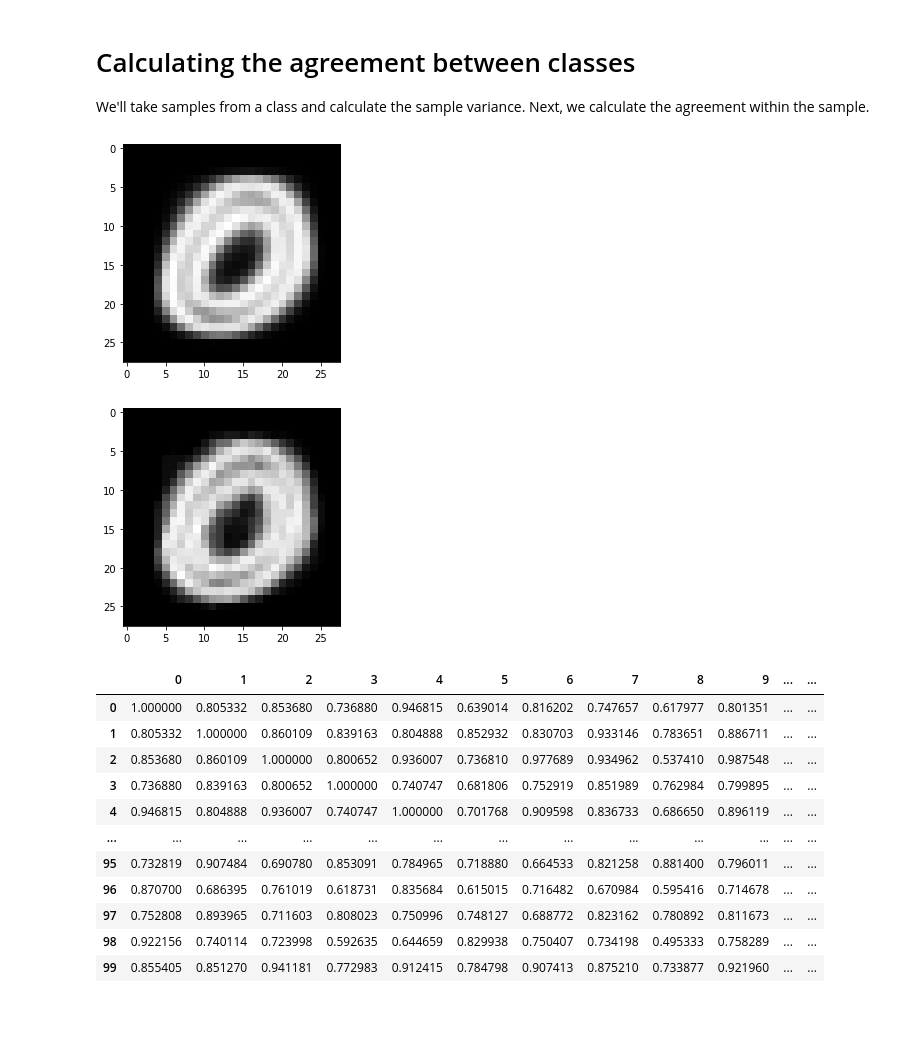
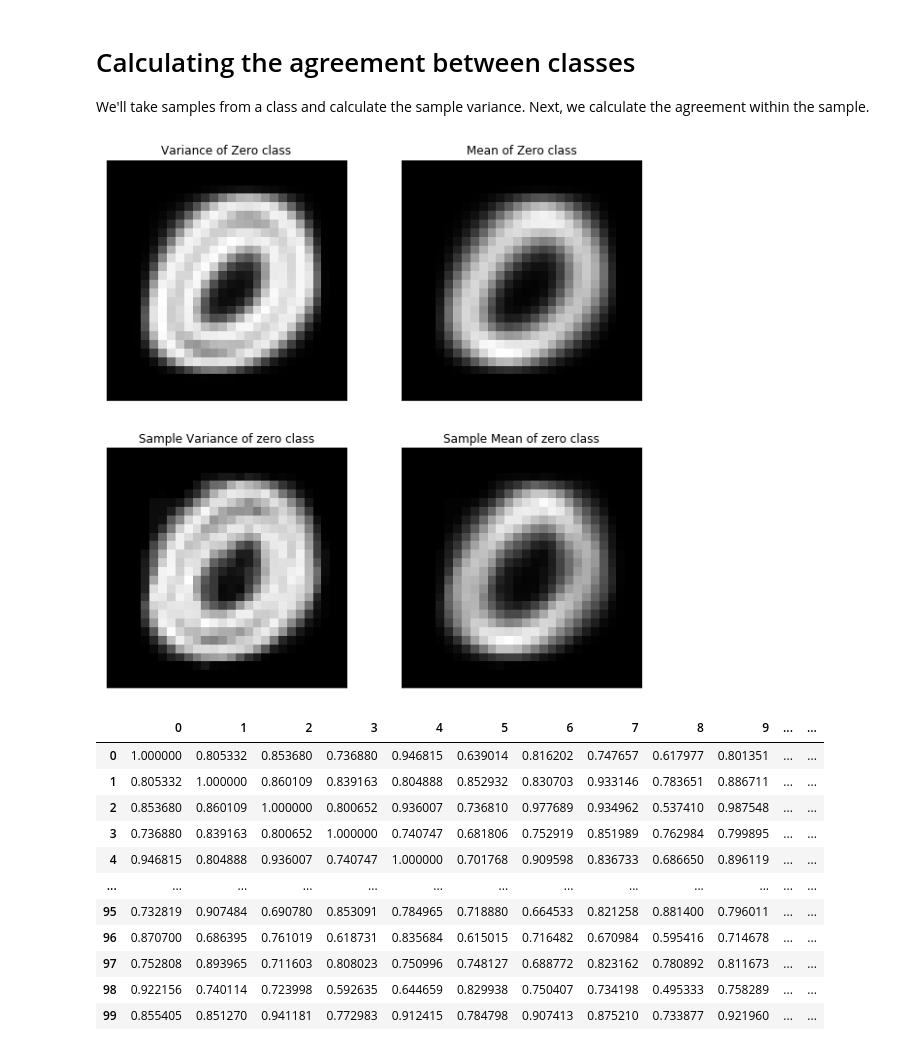
Before and after one commit to uniformlyMatt/PhD-code, a Jupyter notebook: Searching for digit manifolds.ipynb, the cells around one changed output. Saved outputs shown, nothing was run; the diff lists cells and outputs as text; code cells hidden in the pictures; blank space fills up the shorter version.

```diff
--- a/Searching for digit manifolds.ipynb
+++ b/Searching for digit manifolds.ipynb
@@ -120,16 +120,27 @@ sample6 = six[:N]
 sample7 = seven[:N]
 sample8 = eight[:N]
 sample9 = nine[:N]
-# %%
-# Variance of the zero digits
-plt.imshow(zero.var(), cmap = 'gray');
-# %% [output]
-[figure, removed]
-# %%
-# I want to visually check if the variance of our sample is similar to that of the full set
-plt.imshow(sample0.var(), cmap = 'gray');
-# %% [output]
-[figure, removed]
+# %%
+# Variance of the zero digits
+
+fig, ax = plt.subplots(2,2,figsize=(10,10))
+ax
+
+ax[0,0].imshow(zero.var(), cmap = 'gray')
+ax[0,0].set(title = 'Variance of Zero class', xticks = [], yticks = []);
+
+ax[0,1].imshow(zero.mean(), cmap = 'gray')
+ax[0,1].set(title = 'Mean of Zero class', xticks = [], yticks = []);
+
+ax[1,0].imshow(sample0.var(), cmap = 'gray')
+ax[1,0].set(title = 'Sample Variance of zero class', xticks = [], yticks = []);
+
+ax[1,1].imshow(sample0.mean(), cmap = 'gray')
+ax[1,1].set(title = 'Sample Mean of zero class', xticks = [], yticks = []);
+
+# plt.imshow(zero.var(), cmap = 'gray');
+# %% [output]
+[figure, added]
 # %%
 agree = [LA.norm(A*B,np.inf)/(np.sqrt(LA.norm(A*A,np.inf))*np.sqrt(LA.norm(B*B,np.inf))) for A in sample0 for B in sample0]
 # %%
```
Also changed, not shown: parts of 9 cells of this notebook.
